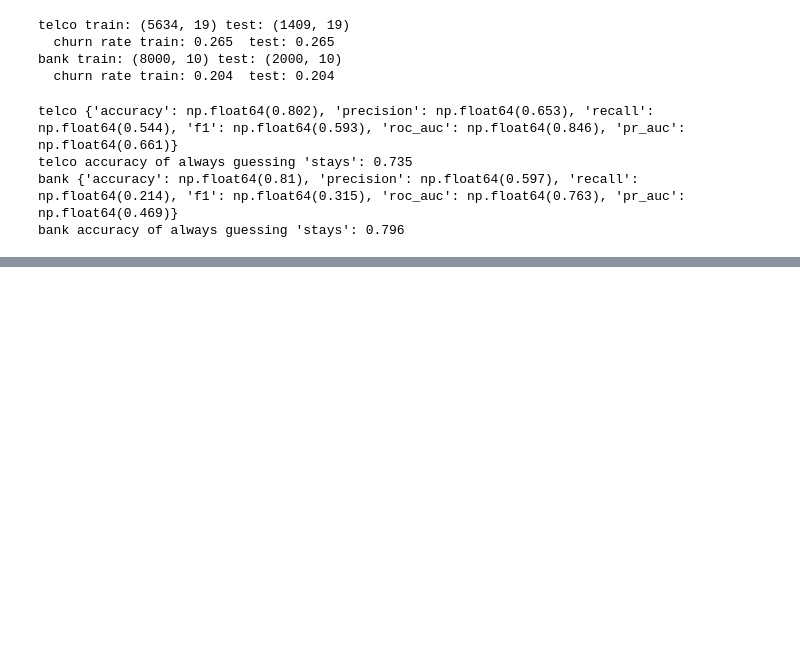
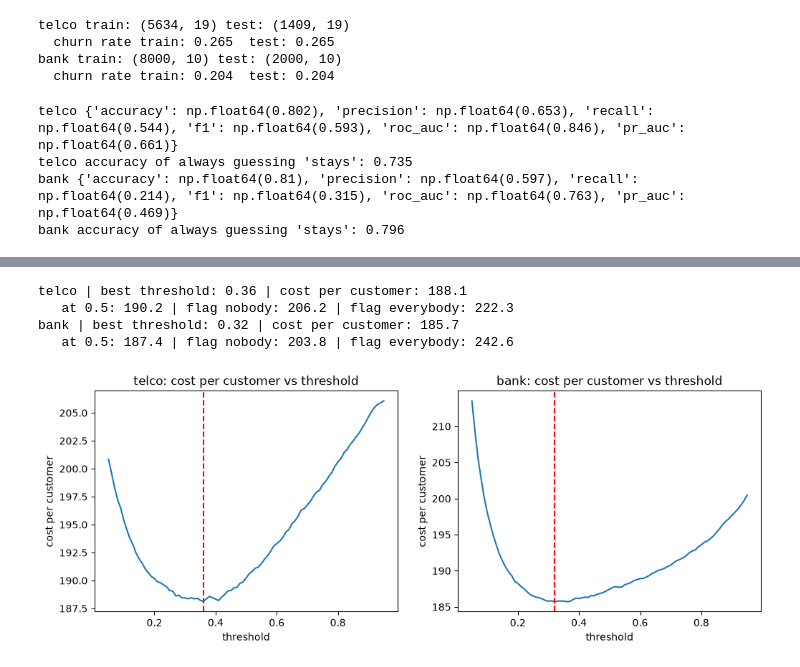
Before and after one commit to sakethasakhamuri/churn-project, a Jupyter notebook: notebooks/03_modelling.ipynb, the cells around one changed output, grey strips where cells are left out. Cells and saved outputs as stored; diff of their text form; code cells hidden in the pictures; blank space fills up the shorter version.

Commit message:
Cost matrix, threshold and sensitivity analysis

```diff
--- a/notebooks/03_modelling.ipynb
+++ b/notebooks/03_modelling.ipynb
@@ -57,0 +114,16 @@ pd.DataFrame(results).to_csv("../results/model_comparison_baseline.csv", index=F
+# %%
+import pandas as pd
+from src.data import load_dataset, split_data
+from src.models import make_xgb
+from src.evaluate import oof_proba, confusion_counts
+
+oof = {}
+for name in ["telco", "bank"]:
+    X_train, X_test, y_train, y_test = split_data(load_dataset(name))
+    oof[name] = oof_proba(make_xgb(X_train), X_train, y_train)
+    pd.DataFrame({"proba": oof[name], "churn": y_train.values}).to_csv(
+        f"../results/oof_xgb_{name}.csv", index=False)
+
+    rows = [{"threshold": t, **confusion_counts(y_train, oof[name], t)}
+            for t in [0.5, 0.4, 0.3, 0.2, 0.1]]
+    print(name); print(pd.DataFrame(rows).to_string(index=False)); print()
@@ -57,0 +146,36 @@ pd.DataFrame(results).to_csv("../results/model_comparison_baseline.csv", index=F
+# %%
+import numpy as np, pandas as pd
+import matplotlib.pyplot as plt
+from src.data import load_dataset, split_data
+from src.evaluate import ASSUMPTIONS, cost_curve, total_cost, confusion_counts
+
+fig, axes = plt.subplots(1, 2, figsize=(12, 4))
+for ax, name in zip(axes, ["telco", "bank"]):
+    X_train, X_test, y_train, y_test = split_data(load_dataset(name))
+    proba = pd.read_csv(f"../results/oof_xgb_{name}.csv")["proba"].values
+    a = ASSUMPTIONS[name]
+    n = len(y_train)
+
+    curve = cost_curve(y_train, proba, **a)
+    curve.to_csv(f"../results/cost_curve_{name}.csv", index=False)
+    best = curve.loc[curve["total_cost"].idxmin()]
+
+    per = lambda t: total_cost(confusion_counts(y_train, proba, t), **a) / n
+    print(name, "| best threshold:", best["threshold"],
+          "| cost per customer:", round(best["total_cost"] / n, 1))
+    print("   at 0.5:", round(per(0.5), 1),
+          "| flag nobody:", round(per(1.01), 1),
+          "| flag everybody:", round(per(0.0), 1))
+
+    ax.plot(curve["threshold"], curve["total_cost"] / n)
+    ax.axvline(best["threshold"], color="red", linestyle="--")
+    ax.set_title(f"{name}: cost per customer vs threshold")
+    ax.set_xlabel("threshold"); ax.set_ylabel("cost per customer")
+plt.savefig("../figures/cost_curves.png", bbox_inches="tight")
+plt.show()
+# %% [output]
+telco | best threshold: 0.36 | cost per customer: 188.1
+   at 0.5: 190.2 | flag nobody: 206.2 | flag everybody: 222.3
+bank | best threshold: 0.32 | cost per customer: 185.7
+   at 0.5: 187.4 | flag nobody: 203.8 | flag everybody: 242.6
+[figure, added]
```
Also changed, not shown: parts of 5 cells of this notebook, 11 other files.
